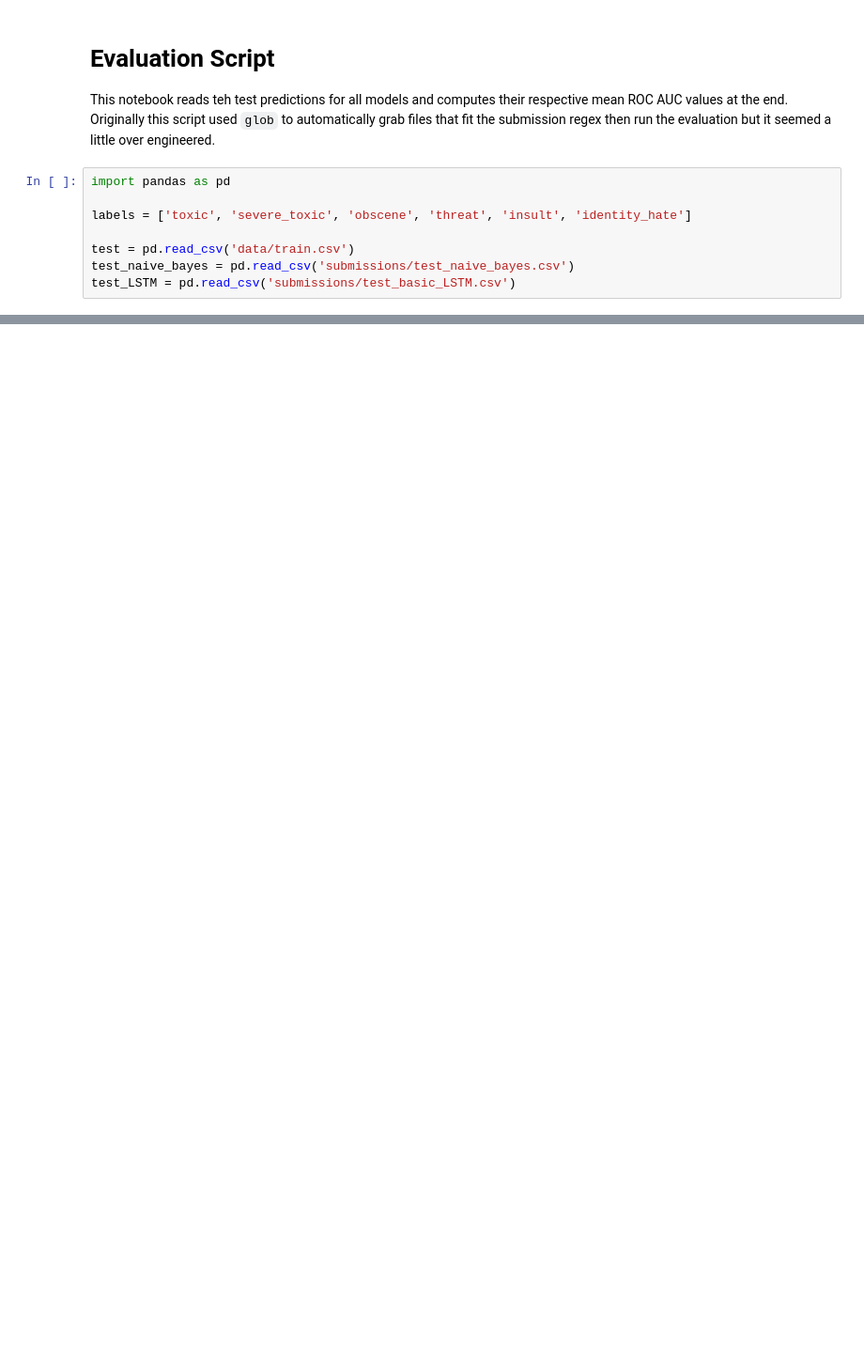
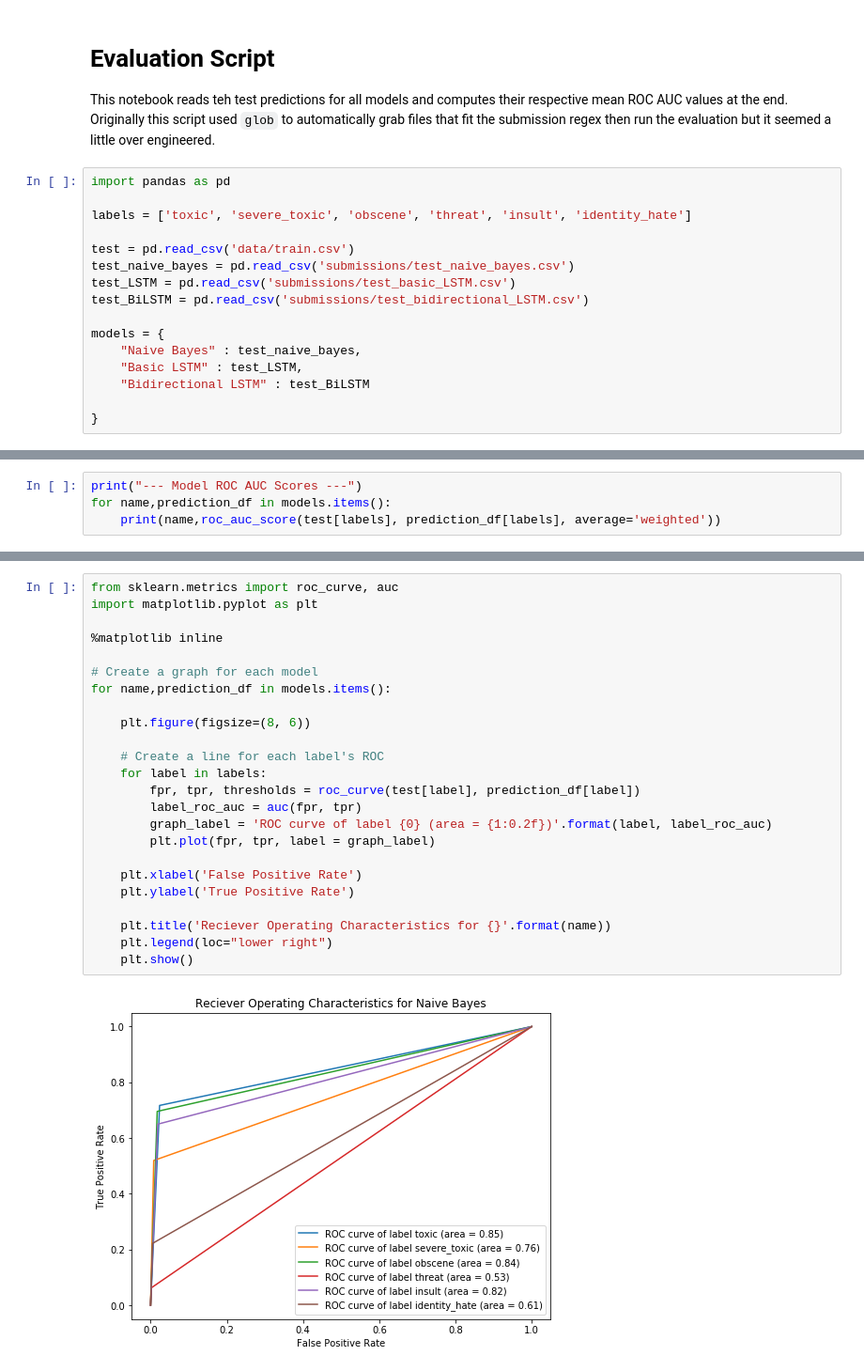
Before and after one commit to jLukeC/CIS599-Deep-Learning-NLP, a Jupyter notebook: identifying & classifying offensive comments/Analyze Model Outputs.ipynb, the cells around one changed output, grey strips where cells are left out. Shown at 94% size. Drawn from its saved outputs; the diff is of its cells as text; blank space fills up the shorter version.

Commit message:
bidirectional lstm + evaluation

```diff
--- a/identifying & classifying offensive comments/Analyze Model Outputs.ipynb
+++ b/identifying & classifying offensive comments/Analyze Model Outputs.ipynb
@@ -9,3 +9,11 @@ labels = ['toxic', 'severe_toxic', 'obscene', 'threat', 'insult', 'identity_hate
 test = pd.read_csv('data/train.csv')
 test_naive_bayes = pd.read_csv('submissions/test_naive_bayes.csv')
 test_LSTM = pd.read_csv('submissions/test_basic_LSTM.csv')
+test_BiLSTM = pd.read_csv('submissions/test_bidirectional_LSTM.csv')
+
+models = {
+    "Naive Bayes" : test_naive_bayes,
+    "Basic LSTM" : test_LSTM,
+    "Bidirectional LSTM" : test_BiLSTM
+
+}
@@ -24,0 +20,4 @@ LSTM 0.971692138278
+# %%
+print("--- Model ROC AUC Scores ---")
+for name,prediction_df in models.items():
+    print(name,roc_auc_score(test[labels], prediction_df[labels], average='weighted'))
@@ -24,0 +29,26 @@ LSTM 0.971692138278
+# %%
+from sklearn.metrics import roc_curve, auc
+import matplotlib.pyplot as plt
+
+%matplotlib inline
+
+# Create a graph for each model
+for name,prediction_df in models.items():
+
+    plt.figure(figsize=(8, 6))
+
+    # Create a line for each label's ROC
+    for label in labels:
+        fpr, tpr, thresholds = roc_curve(test[label], prediction_df[label])
+        label_roc_auc = auc(fpr, tpr)
+        graph_label = 'ROC curve of label {0} (area = {1:0.2f})'.format(label, label_roc_auc)
+        plt.plot(fpr, tpr, label = graph_label)
+
+    plt.xlabel('False Positive Rate')
+    plt.ylabel('True Positive Rate')
+
+    plt.title('Reciever Operating Characteristics for {}'.format(name))
+    plt.legend(loc="lower right")
+    plt.show()
+# %% [output]
+[figure, added]
```
Also changed, not shown: parts of 4 cells of this notebook, 1 other file.
